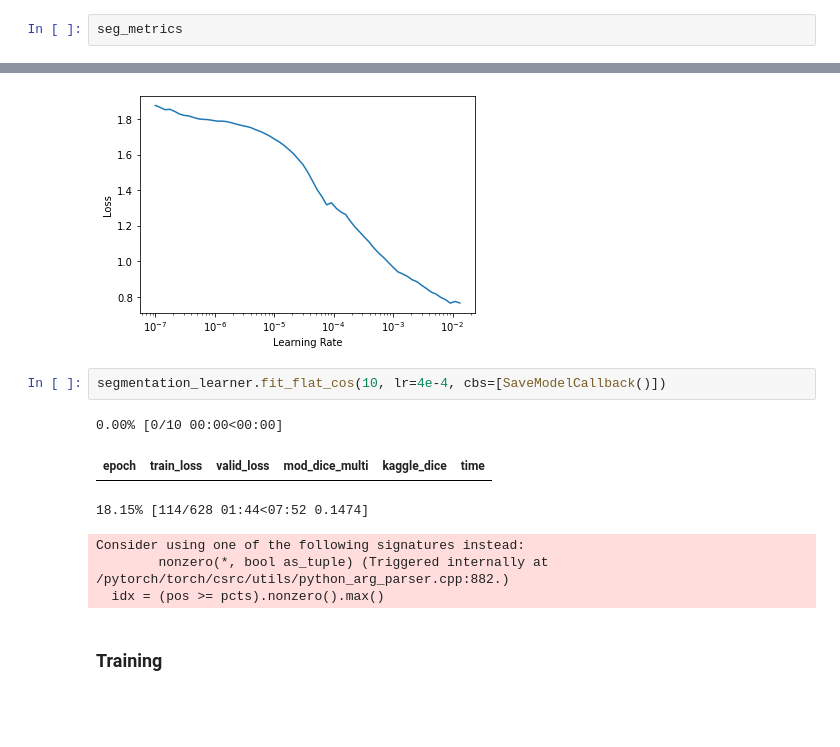
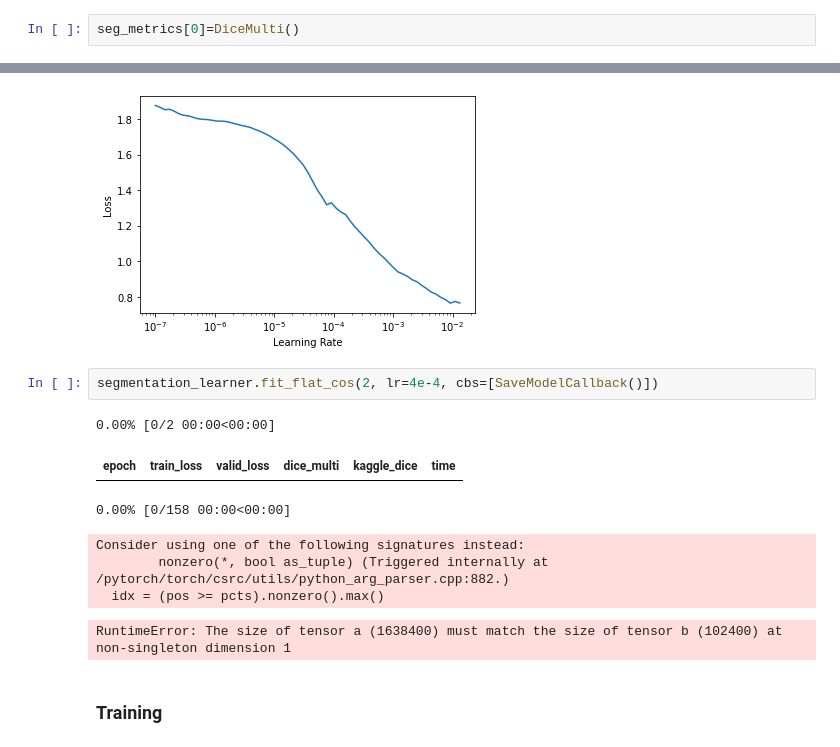
Before and after one commit to marcomatteo/steel_segmentation, a Jupyter notebook: training_notebooks/FastAI-UNET-ResNet18.ipynb, the cells around one changed output, grey strips where cells are left out. Drawn from its saved outputs; the diff is of its cells as text; blank space fills up the shorter version.

Commit message:
still not training, to fix new metric

```diff
--- a/FastAI-UNET-ResNet18.ipynb
+++ b/training_notebooks/FastAI-UNET-ResNet18.ipynb
@@ -74,4 +73,4 @@ szs = (128, 800)
 # %%
 dls = get_segmentation_dls(bs, szs)
 # %%
-seg_metrics
+seg_metrics[0]=DiceMulti()
@@ -88,14 +84,15 @@ segmentation_learner.lr_find()
 SuggestedLRs(lr_min=0.0009120108559727668, lr_steep=4.365158383734524e-05)
 [figure]
 # %%
-segmentation_learner.fit_flat_cos(10, lr=4e-4, cbs=[SaveModelCallback()])
+segmentation_learner.fit_flat_cos(2, lr=4e-4, cbs=[SaveModelCallback()])
 # %% [output]
-0.00% [0/10 00:00<00:00]
+0.00% [0/2 00:00<00:00]
-| epoch | train_loss | valid_loss | mod_dice_multi | kaggle_dice | time |
+| epoch | train_loss | valid_loss | dice_multi | kaggle_dice | time |
-18.15% [114/628 01:44<07:52 0.1474]
+0.00% [0/158 00:00<00:00]
 Consider using one of the following signatures instead:
         nonzero(*, bool as_tuple) (Triggered internally at  /pytorch/torch/csrc/utils/python_arg_parser.cpp:882.)
   idx = (pos >= pcts).nonzero().max()
+RuntimeError: The size of tensor a (1638400) must match the size of tensor b (102400) at non-singleton dimension 1
 # %% [markdown]
 ### Training
 # %%
```
Also changed, not shown: parts of 3 cells of this notebook, 16 other files.
